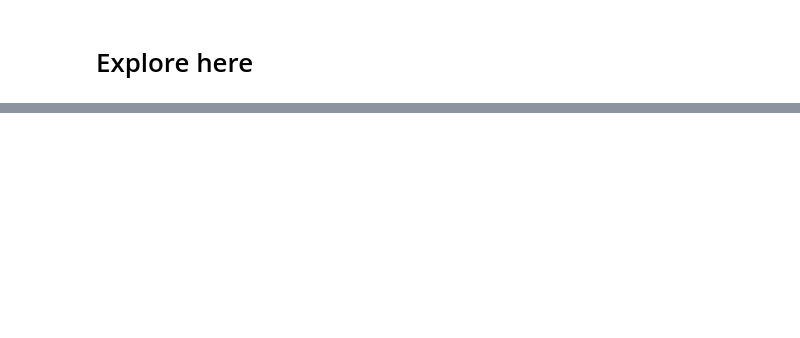
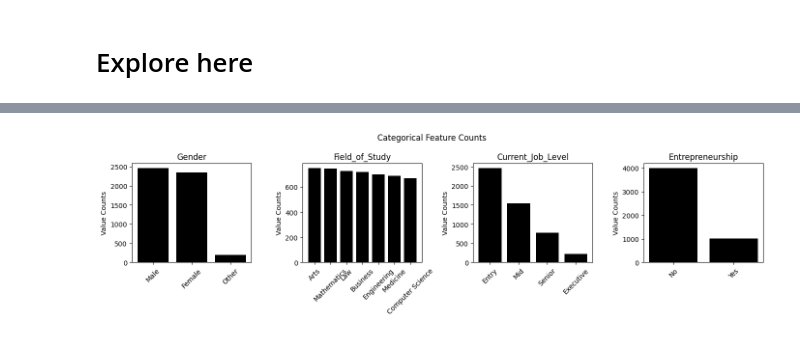
Before and after one commit to drtclem/Starting_Salary, a Jupyter notebook: src/explore.ipynb, the cells around one changed output, grey strips where cells are left out. Cells and saved outputs as stored; diff of their text form; code cells hidden in the pictures; blank space fills up the shorter version.

```diff
--- a/src/explore.ipynb
+++ b/src/explore.ipynb
@@ -337,0 +34,11 @@ plt.plot(y_test, y_pred_ridge_3, 'o')
+# %%
+#List all of the features in the dataset
+features = df.columns.tolist()
+print("Features in the dataset:")
+for feature in features:
+    print(feature)
+# Check for missing values
+print("\nMissing values in each column:")
+print(df.isnull().sum())
+
+df = df.drop(columns=['Student_ID'])
@@ -337,0 +83,3 @@ plt.plot(y_test, y_pred_ridge_3, 'o')
+# %%
+df_numeric = df.select_dtypes(include=[np.number])
+df_categorical = df.select_dtypes(exclude=[np.number])
@@ -337,0 +108,20 @@ plt.plot(y_test, y_pred_ridge_3, 'o')
+# %%
+fig, axs=plt.subplots(1,4, figsize=(14,4))
+axs=axs.flatten()
+
+fig.suptitle('Categorical Feature Counts')
+
+for i, feature in enumerate(df_categorical.columns):
+
+    # Plot neighborhood group level counts
+    level_counts=df_categorical[feature].value_counts()
+
+    axs[i].set_title(feature)
+    axs[i].bar(list(range(len(level_counts))), level_counts, tick_label=level_counts.index, color='black')
+    axs[i].tick_params(axis='x', labelrotation=45)
+    axs[i].set_ylabel('Value Counts')
+
+fig.tight_layout()
+fig.show()
+# %% [output]
+[figure, added]
```
Also changed, not shown: parts of 54 cells of this notebook, 6 other files.
